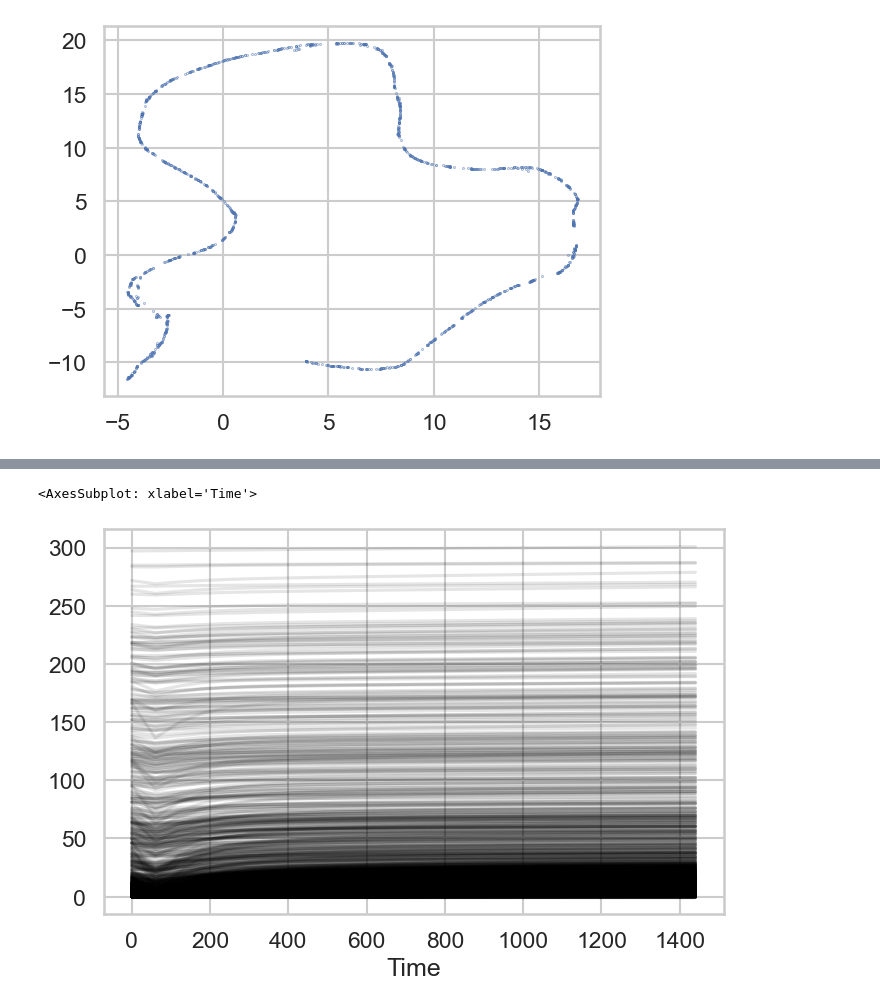
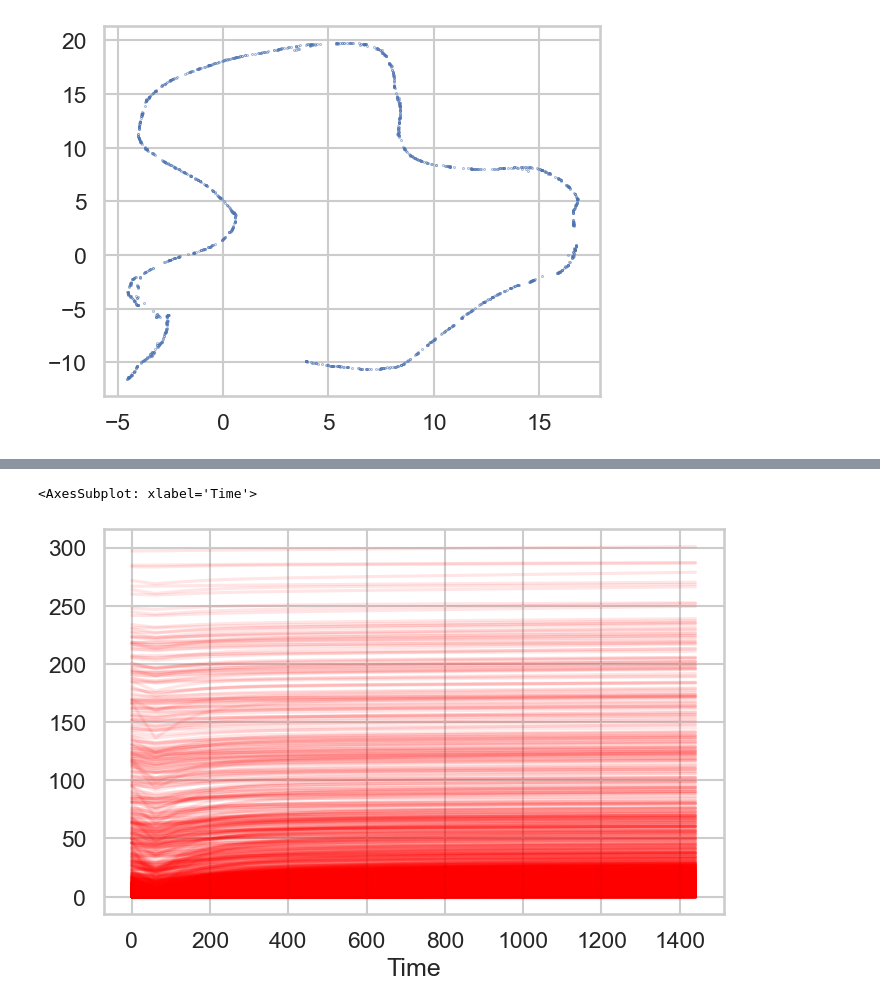
Before and after one commit to AnEvilBurrito/ode-biomarker-project, a Jupyter notebook: project-phdndf/AN05_UMAP_Cluster_One_Protein.ipynb, the cells around one changed output, grey strips where cells are left out. Cells and saved outputs as stored; diff of their text form; code cells hidden in the pictures.

```diff
--- a/project-phdndf/AN05_UMAP_Cluster_One_Protein.ipynb
+++ b/project-phdndf/AN05_UMAP_Cluster_One_Protein.ipynb
@@ -133,8 +141,8 @@ time_column_df = pd.DataFrame(protein_df_data, columns=cellline_protein_data['Ti
 # %%
 # plot time column df
 
 time_column_df = time_column_df.T
-time_column_df.plot(legend=False, alpha=0.1, color='black', figsize=(8, 5))
+time_column_df.plot(legend=False, alpha=0.1, color='red', figsize=(8, 5))
 # %% [output]
 <AxesSubplot: xlabel='Time'>
-[figure, old version]
+[figure, new version]
```
Also changed, not shown: parts of 12 cells of this notebook, 1 other file.
